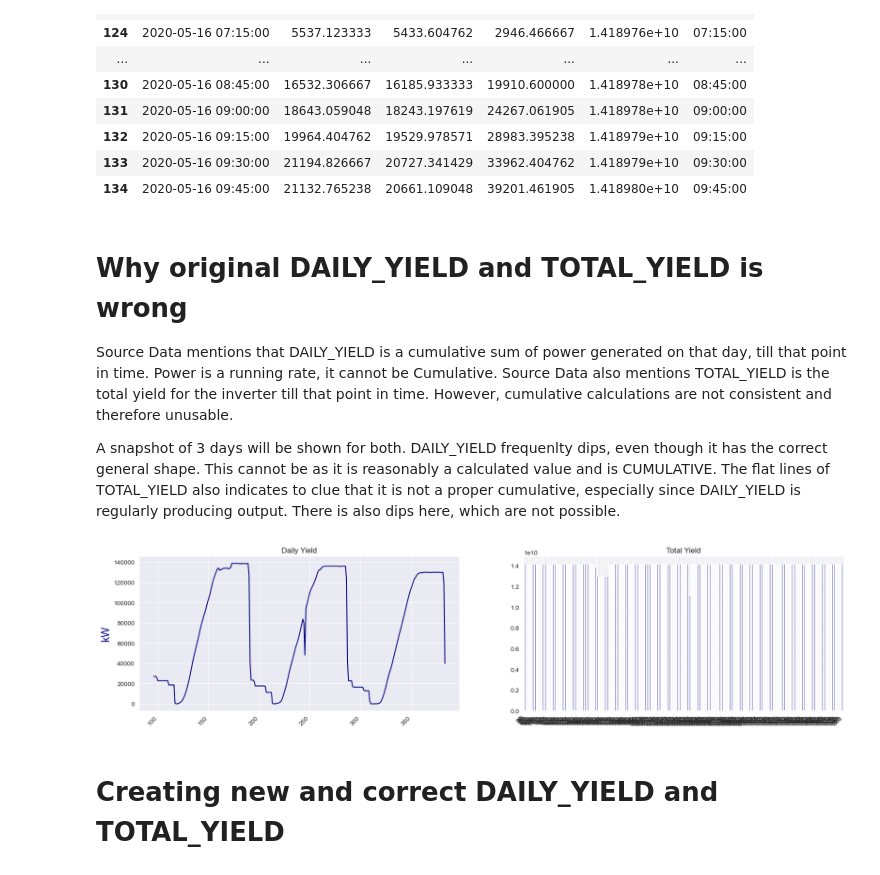
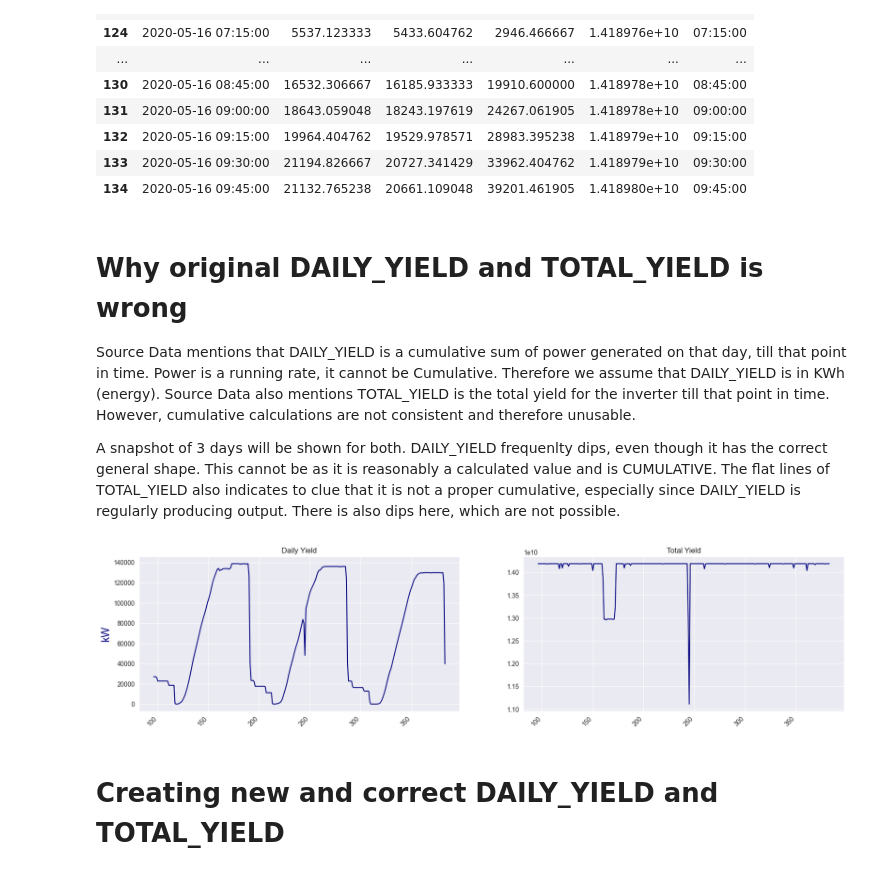
Before and after one commit to YohannesDK/DAT540_Group_11, a Jupyter notebook: Arima-Kathir-Final.ipynb, the cells around one changed output. Saved outputs shown, nothing was run; the diff lists cells and outputs as text; code cells hidden in the pictures.

```diff
--- a/Arima-Kathir-Final.ipynb
+++ b/Arima-Kathir-Final.ipynb
@@ -99,25 +100,25 @@ df_gen[115:135]
 # %% [markdown]
 # Why original DAILY_YIELD and TOTAL_YIELD is wrong
 
-Source Data mentions that DAILY_YIELD is a cumulative sum of power generated on that day, till that point in time. Power is a running rate, it cannot be Cumulative. Source Data also mentions TOTAL_YIELD is the total yield for the inverter till that point in time. However, cumulative calculations are not consistent and therefore unusable.
+Source Data mentions that DAILY_YIELD is a cumulative sum of power generated on that day, till that point in time. Power is a running rate, it cannot be Cumulative. Therefore we assume that DAILY_YIELD is in KWh (energy). Source Data also mentions TOTAL_YIELD is the total yield for the inverter till that point in time. However, cumulative calculations are not consistent and therefore unusable.
 
 A snapshot of 3 days will be shown for both. DAILY_YIELD frequenlty dips, even though it has the correct general shape. This cannot be as it is reasonably a calculated value and is CUMULATIVE. The flat lines of TOTAL_YIELD also indicates to clue that it is not a proper cumulative, especially since DAILY_YIELD is regularly producing output. There is also dips here, which are not possible.
 # %%
 testDays = df_gen.loc[(df_gen['DATE_TIME'] > '2020-05-16') & (df_gen['DATE_TIME'] <= "2020-05-19")]
 
 
 fig,ax= plt.subplots(ncols=2,dpi=100,figsize=(20,5))
 testDays['DAILY_YIELD'].plot(ax=ax[0],color='navy') # DAILY_YIELD graph
-testDays['TOTAL_YIELD'].plot(kind='bar',ax=ax[1],color='navy') #TOTAL_YIELD graph
+testDays['TOTAL_YIELD'].plot(ax=ax[1],color='navy') #TOTAL_YIELD graph
 fig.autofmt_xdate(rotation=45)
 ax[0].set_title('Daily Yield')
 ax[1].set_title('Total Yield')
 ax[0].set_ylabel('kW',color='navy',fontsize=17)
 plt.show()
 
 #testDays
 # %% [output]
-[figure, old version]
+[figure, new version]
 # %% [markdown]
 # Creating new and correct DAILY_YIELD and TOTAL_YIELD
 # %%
```
Also changed, not shown: parts of 16 cells of this notebook.
